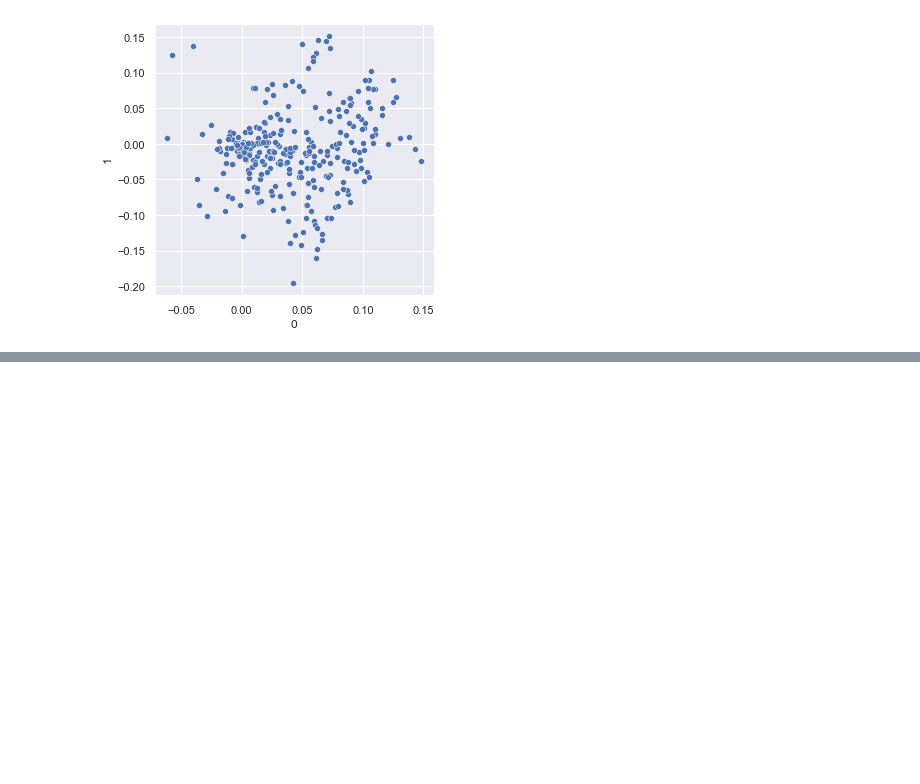
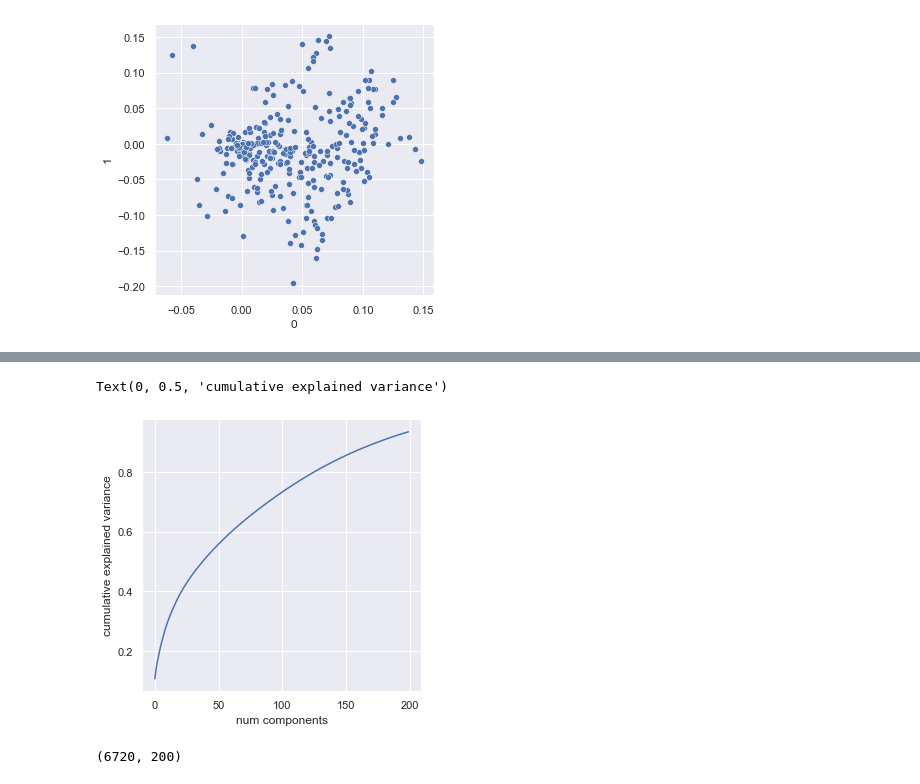
Before and after one commit to oostendo/2022-SI699-011, a Jupyter notebook: eva_and_sam/EDA_cbecs2018.ipynb, the cells around one changed output, grey strips where cells are left out. Cells and saved outputs as stored; diff of their text form; code cells hidden in the pictures; blank space fills up the shorter version.

```diff
--- a/eva_and_sam/EDA_cbecs2018.ipynb
+++ b/eva_and_sam/EDA_cbecs2018.ipynb
@@ -440,0 +491,5 @@ sns.scatterplot(x=pca_train_df.T[0], y=pca_train_df.T[1])
+# %%
+pca_final = PCA(n_components=200)
+X_train = df_2012.to_numpy(dtype=float, copy=True)
+X_train_scaled = scaler_train.fit_transform(X_train)
+X_train_pca = pca_final.fit_transform(X_train_scaled)
@@ -440,0 +507,12 @@ sns.scatterplot(x=pca_train_df.T[0], y=pca_train_df.T[1])
+# %%
+plt.figure(figsize=(5,5))
+plt.plot(np.cumsum(pca_final.explained_variance_ratio_))
+plt.xlabel('num components')
+plt.ylabel('cumulative explained variance')
+# %% [output]
+Text(0, 0.5, 'cumulative explained variance')
+[figure, added]
+# %%
+X_train_pca.shape
+# %% [output]
+(6720, 200)
```
Also changed, not shown: parts of 46 cells of this notebook.
